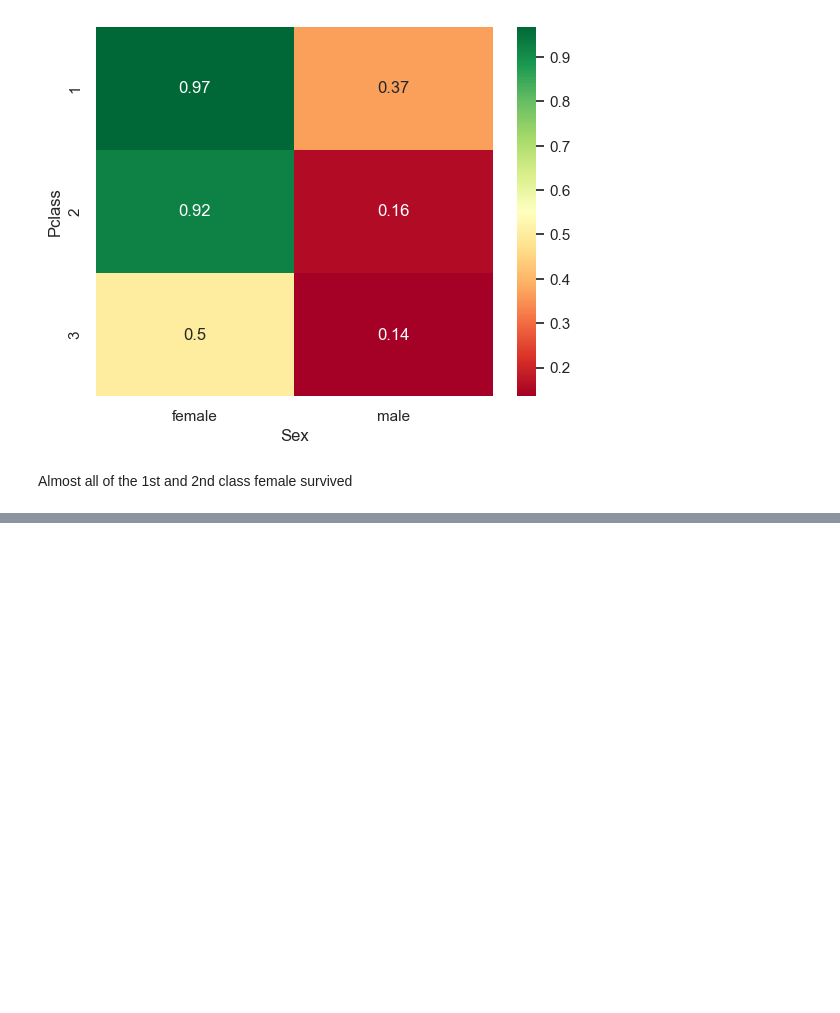
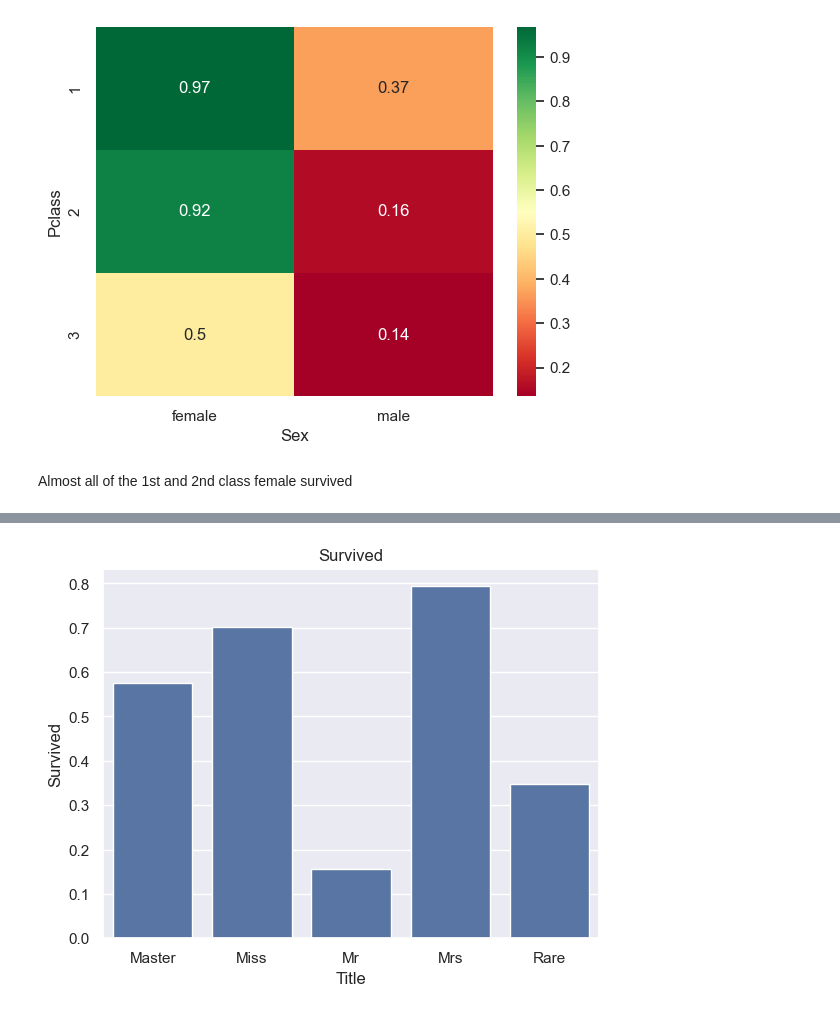
Before and after one commit to sembarface/Kaggle-Titanic, a Jupyter notebook: EDA.ipynb, the cells around one changed output, grey strips where cells are left out. Cells and saved outputs as stored; diff of their text form; code cells hidden in the pictures; blank space fills up the shorter version.

```diff
--- a/EDA.ipynb
+++ b/EDA.ipynb
@@ -219,0 +240,5 @@ Almost all of the 1st and 2nd class female survived
+# %%
+sns.barplot(data.groupby(['Title'])['Survived'].mean()).set_title('Survived')
+None
+# %% [output]
+[figure, added]
```
Also changed, not shown: parts of 11 cells of this notebook, 14 other files.
